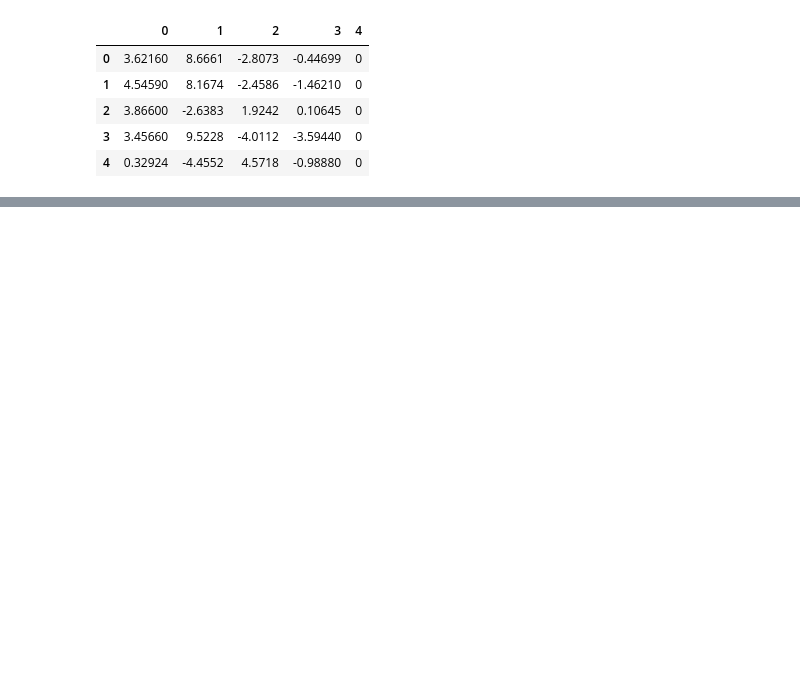
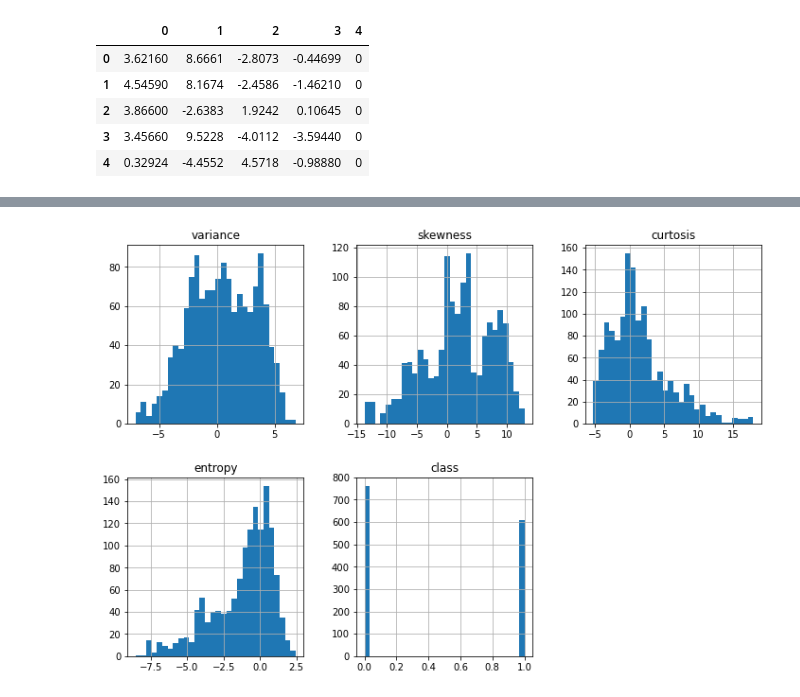
Before and after one commit to deeppunj/portfolio-projects, a Jupyter notebook: MachineLearningProjects/Twenty-ML-Projects-UdemyBased/BankNoteAnalysis/banknoteAuthentication.ipynb, the cells around one changed output, grey strips where cells are left out. Cells and saved outputs as stored; diff of their text form; code cells hidden in the pictures; blank space fills up the shorter version.

```diff
--- a/MachineLearningProjects/Twenty-ML-Projects-UdemyBased/BankNoteAnalysis/banknoteAuthentication.ipynb
+++ b/MachineLearningProjects/Twenty-ML-Projects-UdemyBased/BankNoteAnalysis/banknoteAuthentication.ipynb
@@ -54,0 +114,6 @@ data.head()
+# %%
+# Let us plot some histograms to see the data spread. It is always a good idea to see how are the attributes distributed. It helps in normalization of data later during modeling.
+
+data.hist(bins=30, figsize=(12,8), layout=(2, 3));
+# %% [output]
+[figure, added]
```
Also changed, not shown: parts of 7 cells of this notebook.
